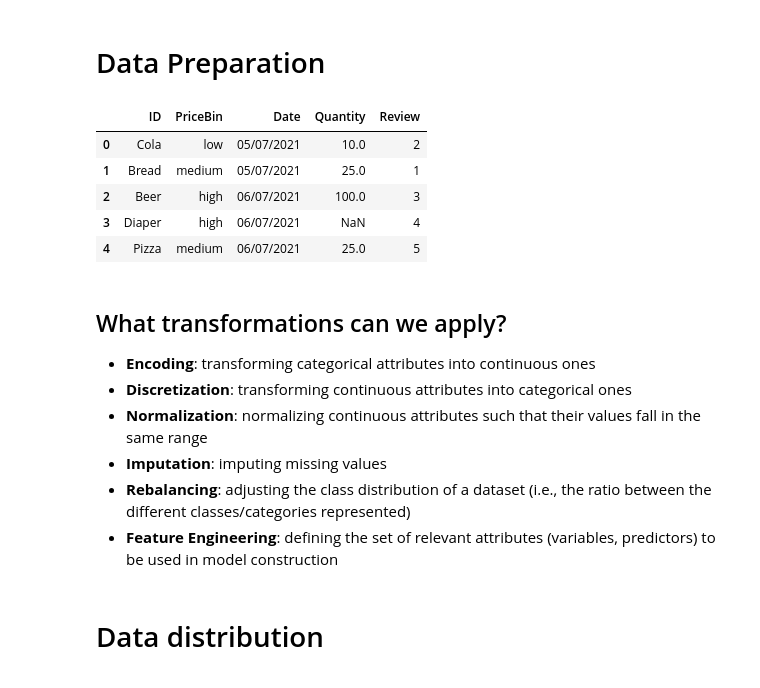
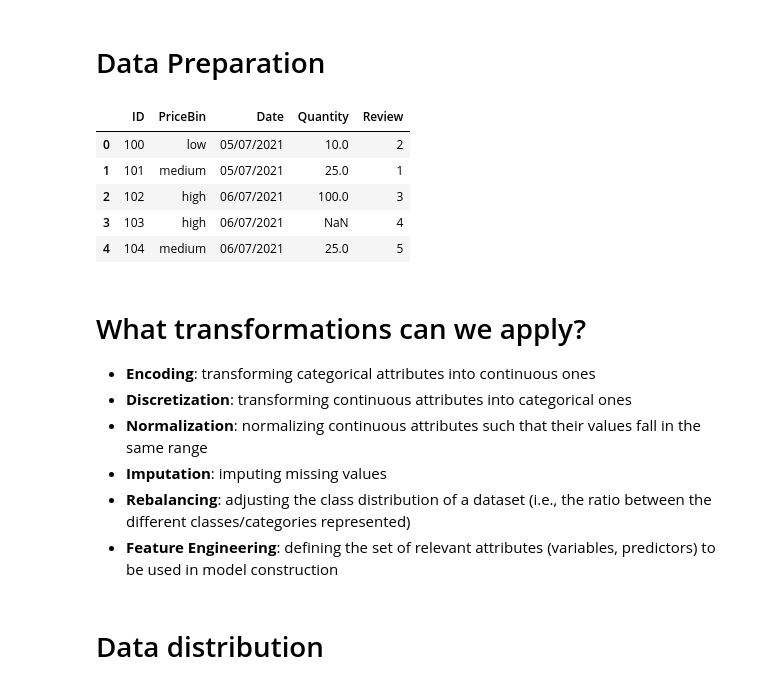
Before and after one commit to w4bo/AA2425-unibo-mldm, a Jupyter notebook: slides/lab-03-datapreparation.ipynb, the cells around one changed output. Saved outputs shown, nothing was run; the diff lists cells and outputs as text; code cells hidden in the pictures.

```diff
--- a/slides/lab-03-datapreparation.ipynb
+++ b/slides/lab-03-datapreparation.ipynb
@@ -5,25 +5,25 @@
 # %%
 import pandas as pd
 import numpy as np  # fast operations on arrays
 import seaborn as sns  # plots
 import matplotlib.pyplot as plt  # plots
 
 df = pd.DataFrame([
-    ['Cola',   'low',    '05/07/2021', 10, 2],
-    ['Bread',  'medium', '05/07/2021', 25, 1],
-    ['Beer',   'high',   '06/07/2021', 100, 3],
-    ['Diaper', 'high',   '06/07/2021', np.nan, 4],
-    ['Pizza',  'medium', '06/07/2021', 25, 5]], columns=['ID', 'PriceBin', 'Date', 'Quantity', 'Review'])
+    [100,   'low',    '05/07/2021', 10, 2],
+    [101,  'medium', '05/07/2021', 25, 1],
+    [102,   'high',   '06/07/2021', 100, 3],
+    [103, 'high',   '06/07/2021', np.nan, 4],
+    [104,  'medium', '06/07/2021', 25, 5]], columns=['ID', 'PriceBin', 'Date', 'Quantity', 'Review'])
 df
 # %% [output]
 |  | ID | PriceBin | Date | Quantity | Review |
-| 0 | Cola | low | 05/07/2021 | 10.0 | 2 |
-| 1 | Bread | medium | 05/07/2021 | 25.0 | 1 |
-| 2 | Beer | high | 06/07/2021 | 100.0 | 3 |
-| 3 | Diaper | high | 06/07/2021 | NaN | 4 |
-| 4 | Pizza | medium | 06/07/2021 | 25.0 | 5 |
+| 0 | 100 | low | 05/07/2021 | 10.0 | 2 |
+| 1 | 101 | medium | 05/07/2021 | 25.0 | 1 |
+| 2 | 102 | high | 06/07/2021 | 100.0 | 3 |
+| 3 | 103 | high | 06/07/2021 | NaN | 4 |
+| 4 | 104 | medium | 06/07/2021 | 25.0 | 5 |
 # %% [markdown]
-## What transformations can we apply?
+# What transformations can we apply?
 
 - **Encoding**: transforming categorical attributes into continuous ones
 - **Discretization**: transforming continuous attributes into categorical ones
```
Also changed, not shown: parts of 38 cells of this notebook.
